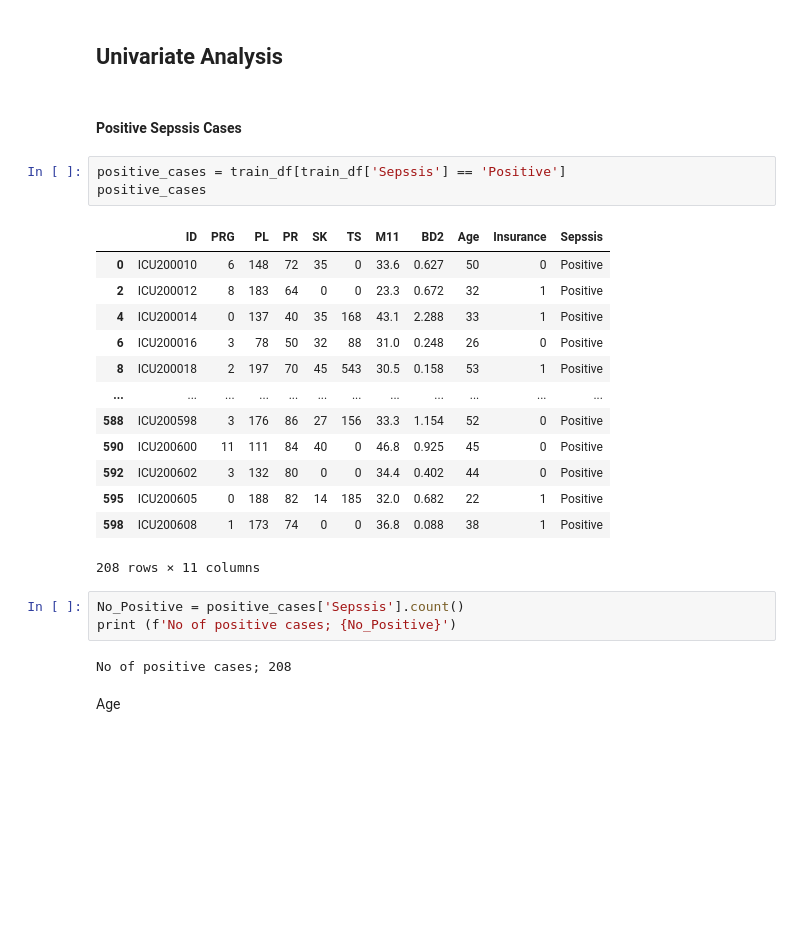
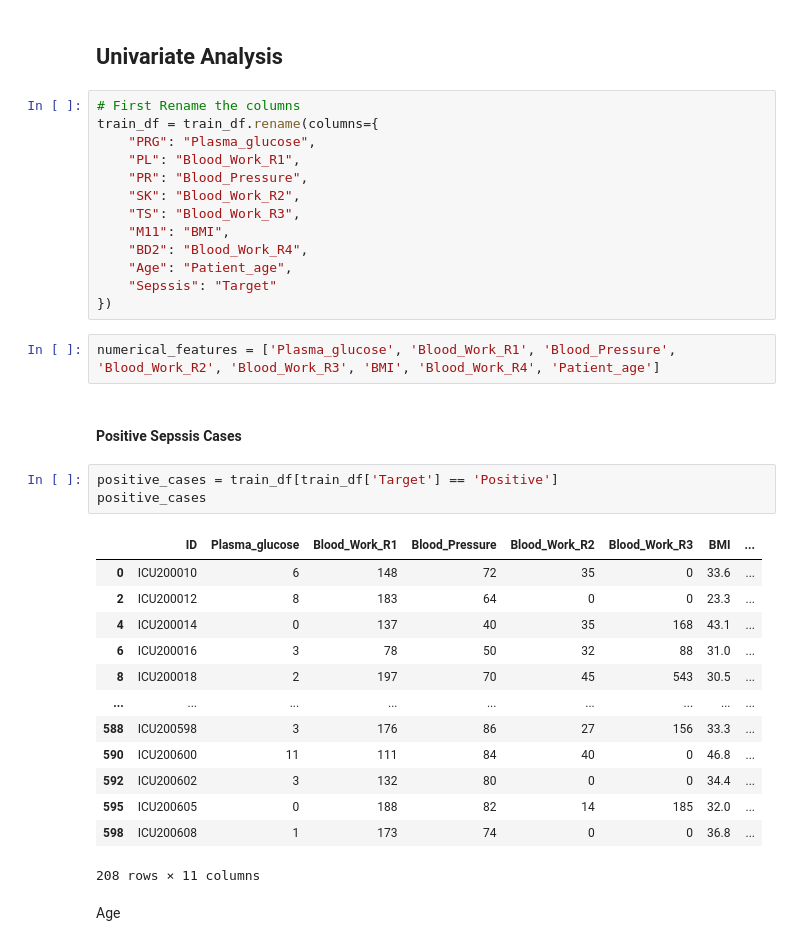
Before and after one commit to Gilbert-B/Machine-Learning-API-using-FastAPI, a Jupyter notebook: datasets/Sepsis.ipynb, the cells around one changed output. Cells and saved outputs as stored; diff of their text form; blank space fills up the shorter version.

```diff
--- a/datasets/Sepsis.ipynb
+++ b/datasets/Sepsis.ipynb
@@ -163,29 +239,39 @@ train_df.describe()
 # %% [markdown]
 ## Univariate Analysis
+# %%
+# First Rename the columns
+train_df = train_df.rename(columns={
+    "PRG": "Plasma_glucose",
+    "PL": "Blood_Work_R1",
+    "PR": "Blood_Pressure",
+    "SK": "Blood_Work_R2",
+    "TS": "Blood_Work_R3",
+    "M11": "BMI",
+    "BD2": "Blood_Work_R4",
+    "Age": "Patient_age",
+    "Sepssis": "Target"
+})
+# %%
+numerical_features = ['Plasma_glucose', 'Blood_Work_R1', 'Blood_Pressure', 'Blood_Work_R2', 'Blood_Work_R3', 'BMI', 'Blood_Work_R4', 'Patient_age']
 # %% [markdown]
 #### Positive Sepssis Cases
 # %%
-positive_cases = train_df[train_df['Sepssis'] == 'Positive']
+positive_cases = train_df[train_df['Target'] == 'Positive']
 positive_cases
 # %% [output]
-|  | ID | PRG | PL | PR | SK | TS | M11 | BD2 | Age | Insurance | Sepssis |
-| 0 | ICU200010 | 6 | 148 | 72 | 35 | 0 | 33.6 | 0.627 | 50 | 0 | Positive |
-| 2 | ICU200012 | 8 | 183 | 64 | 0 | 0 | 23.3 | 0.672 | 32 | 1 | Positive |
-| 4 | ICU200014 | 0 | 137 | 40 | 35 | 168 | 43.1 | 2.288 | 33 | 1 | Positive |
-| 6 | ICU200016 | 3 | 78 | 50 | 32 | 88 | 31.0 | 0.248 | 26 | 0 | Positive |
-| 8 | ICU200018 | 2 | 197 | 70 | 45 | 543 | 30.5 | 0.158 | 53 | 1 | Positive |
-| ... | ... | ... | ... | ... | ... | ... | ... | ... | ... | ... | ... |
-| 588 | ICU200598 | 3 | 176 | 86 | 27 | 156 | 33.3 | 1.154 | 52 | 0 | Positive |
-| 590 | ICU200600 | 11 | 111 | 84 | 40 | 0 | 46.8 | 0.925 | 45 | 0 | Positive |
-| 592 | ICU200602 | 3 | 132 | 80 | 0 | 0 | 34.4 | 0.402 | 44 | 0 | Positive |
-| 595 | ICU200605 | 0 | 188 | 82 | 14 | 185 | 32.0 | 0.682 | 22 | 1 | Positive |
-| 598 | ICU200608 | 1 | 173 | 74 | 0 | 0 | 36.8 | 0.088 | 38 | 1 | Positive |
+|  | ID | Plasma_glucose | Blood_Work_R1 | Blood_Pressure | Blood_Work_R2 | Blood_Work_R3 | BMI | ... |
+| 0 | ICU200010 | 6 | 148 | 72 | 35 | 0 | 33.6 | ... |
+| 2 | ICU200012 | 8 | 183 | 64 | 0 | 0 | 23.3 | ... |
+| 4 | ICU200014 | 0 | 137 | 40 | 35 | 168 | 43.1 | ... |
+| 6 | ICU200016 | 3 | 78 | 50 | 32 | 88 | 31.0 | ... |
+| 8 | ICU200018 | 2 | 197 | 70 | 45 | 543 | 30.5 | ... |
+| ... | ... | ... | ... | ... | ... | ... | ... | ... |
+| 588 | ICU200598 | 3 | 176 | 86 | 27 | 156 | 33.3 | ... |
+| 590 | ICU200600 | 11 | 111 | 84 | 40 | 0 | 46.8 | ... |
+| 592 | ICU200602 | 3 | 132 | 80 | 0 | 0 | 34.4 | ... |
+| 595 | ICU200605 | 0 | 188 | 82 | 14 | 185 | 32.0 | ... |
+| 598 | ICU200608 | 1 | 173 | 74 | 0 | 0 | 36.8 | ... |
 208 rows × 11 columns
-# %%
-No_Positive = positive_cases['Sepssis'].count()
-print (f'No of positive cases; {No_Positive}')
-# %% [output]
-No of positive cases; 208
 # %% [markdown]
 Age
 # %%
```
Also changed, not shown: parts of 67 cells of this notebook, 1 other file.
